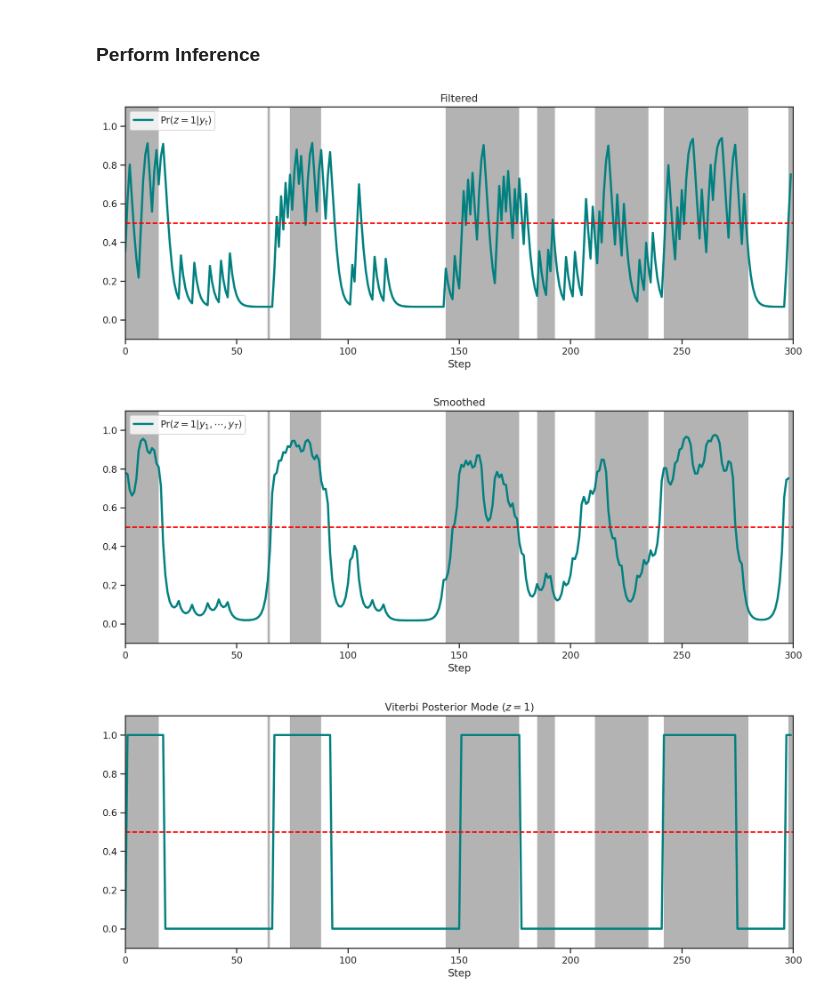
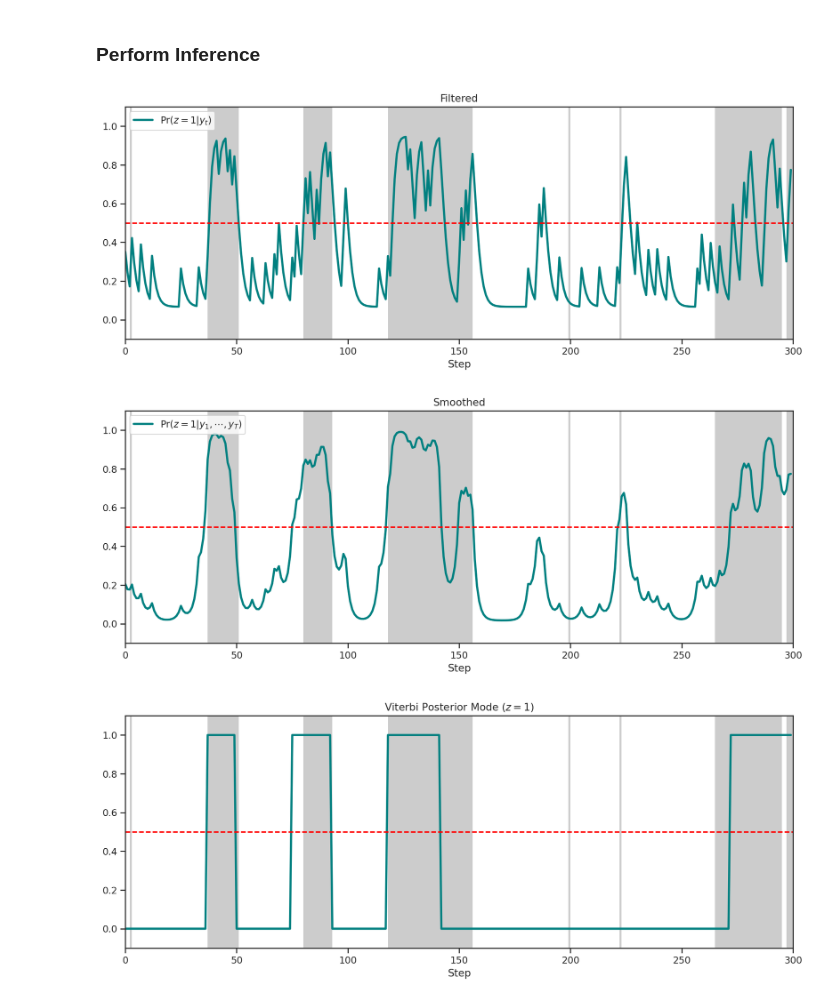
Before and after one commit to CorpuzKB/PML-Advance-Topics-notebooks, a Jupyter notebook: HMM_Inference__TensorFlow.ipynb, the cells around one changed output. Cells and saved outputs as stored; diff of their text form; code cells hidden in the pictures.

Commit message:
Made batched versions of the forward-backward, and Viterbi methods

```diff
--- a/HMM_Inference__TensorFlow.ipynb
+++ b/HMM_Inference__TensorFlow.ipynb
@@ -111,10 +124,9 @@ def CasinoHMM(A, λ, k_0, steps):
 # %%
-HMM_steps = 300
-y, states_true = CasinoHMM(A, λ, states_0, HMM_steps)
+batch_dims = 1
+steps = 300
+true_states, observations = CasinoHMM(A, λ, states_0, steps, batch=batch_dims)
 plt.figure(figsize=(14, 5))
-plt.imshow(
-    states_true[None, :], extent=(0, HMM_steps, 0, 7), cmap='Greys', alpha=0.3, aspect='auto'
-)
-plt.scatter(tf.range(HMM_steps), y + 1, color="teal", alpha=0.1, s=1000)
+plt.imshow(true_states[None, 0, :], extent=(0, steps, 0, 7), cmap='Greys', alpha=0.2, aspect='auto')
+plt.scatter(tf.range(steps), observations[0] + 1, color="teal", alpha=0.1, s=1000)
 plt.title("{} State Casino HMM".format(num_states)); plt.ylabel('Rolled Dice');  plt.xlabel('Step'); plt.ylim(0.5, 6.5); plt.show()
 # %% [output]
@@ -122,30 +134,31 @@ plt.title("{} State Casino HMM".format(num_states)); plt.ylabel('Rolled Dice');
 # %% [markdown]
 ### Perform Inference
 # %%
-λ_evidence = localEvidence(λ, y)
-prob_filtered = Forward(A, states_0, λ_evidence, HMM_steps)
+Inference = HMM_inference(λ, observations)
+
+prob_filtered = Inference.Forward(A, states_0, steps)
 plt.figure(figsize=(14, 5))
-plt.imshow(states_true[None, :], extent=(0, HMM_steps, -0.1, 1.1), cmap='Greys', alpha=0.3, aspect='auto')
-plt.plot(tf.squeeze(prob_filtered[:,1]), label='$\Pr(z=1|y_t)$', color="teal", linewidth=2.5)
+plt.imshow(true_states[None, 0, :], extent=(0, steps, -0.1, 1.1), cmap='Greys', alpha=0.2, aspect='auto')
+plt.plot(prob_filtered[0, :, 1], label='$\Pr(z=1|y_t)$', color="teal", linewidth=2.5)
 plt.axhline(0.5, color = 'red', linestyle='--')
 plt.title("Filtered"); plt.xlabel('Step'); plt.legend(loc='upper left'); plt.ylim(-0.1, 1.1); plt.show()
 # %% [output]
-[figure, old version]
+[figure, new version]
 # %%
-β, prob_smoothed = Backward(A, prob_filtered, λ_evidence, HMM_steps, num_states)
+β, prob_smoothed = Inference.Backward(A, prob_filtered, steps, num_states)
 plt.figure(figsize=(14, 5))
-plt.imshow(states_true[None, :], extent=(0, HMM_steps, -0.1, 1.1), cmap='Greys', alpha=0.3, aspect='auto')
-plt.plot(tf.squeeze(prob_smoothed[:,1]), label='$\Pr(z=1|y_1,\cdots, y_T)$', color="teal", linewidth=2.5)
+plt.imshow(true_states[None, 0, :], extent=(0, steps, -0.1, 1.1), cmap='Greys', alpha=0.2, aspect='auto')
+plt.plot(prob_smoothed[0, :, 1], label='$\Pr(z=1|y_1,\cdots, y_T)$', color="teal", linewidth=2.5)
 plt.axhline(0.5, color = 'red', linestyle='--')
 plt.title("Smoothed"); plt.xlabel('Step'); plt.legend(loc='upper left'); plt.ylim(-0.1, 1.1); plt.show()
 # %% [output]
-[figure, old version]
+[figure, new version]
 # %%
-states_Viterbi = Viterbi(A, states_0, λ_evidence, HMM_steps, num_states)
+states_Viterbi = Inference.Viterbi(A, states_0, steps, num_states)
 plt.figure(figsize=(14, 5))
-plt.imshow(states_true[None, :], extent=(0, HMM_steps, -0.1, 1.1), cmap='Greys', alpha=0.3, aspect='auto')
-plt.plot(states_Viterbi, color="teal", linewidth=2.5)
+plt.imshow(true_states[None, 0, :], extent=(0, steps, -0.1, 1.1), cmap='Greys', alpha=0.2, aspect='auto')
+plt.plot(states_Viterbi[0, :], color="teal", linewidth=2.5)
 plt.axhline(0.5, color = 'red', linestyle='--')
 plt.title("Viterbi Posterior Mode ($z=1$)"); plt.xlabel('Step'); plt.ylim(-0.1, 1.1); plt.show()
 # %% [output]
-[figure, old version]
+[figure, new version]
```
Also changed, not shown: parts of 4 cells of this notebook.
